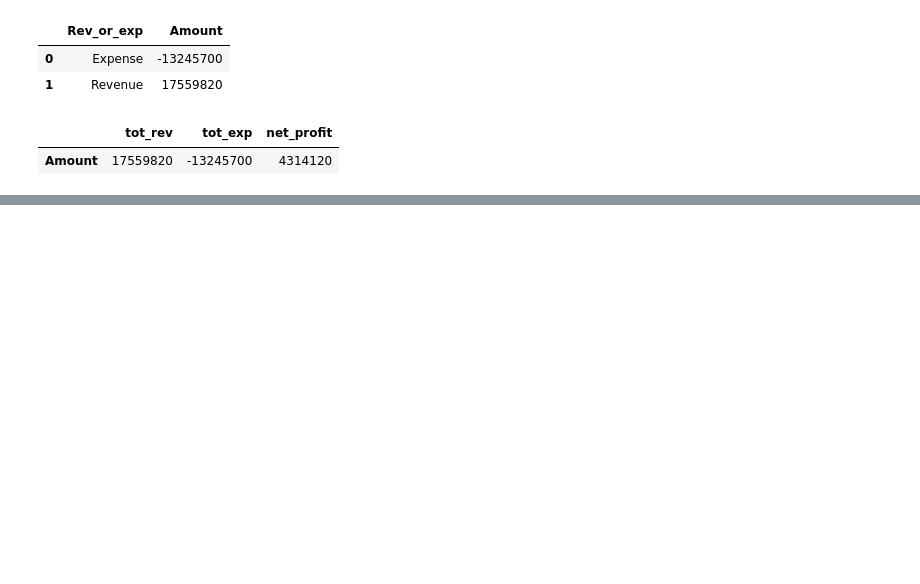
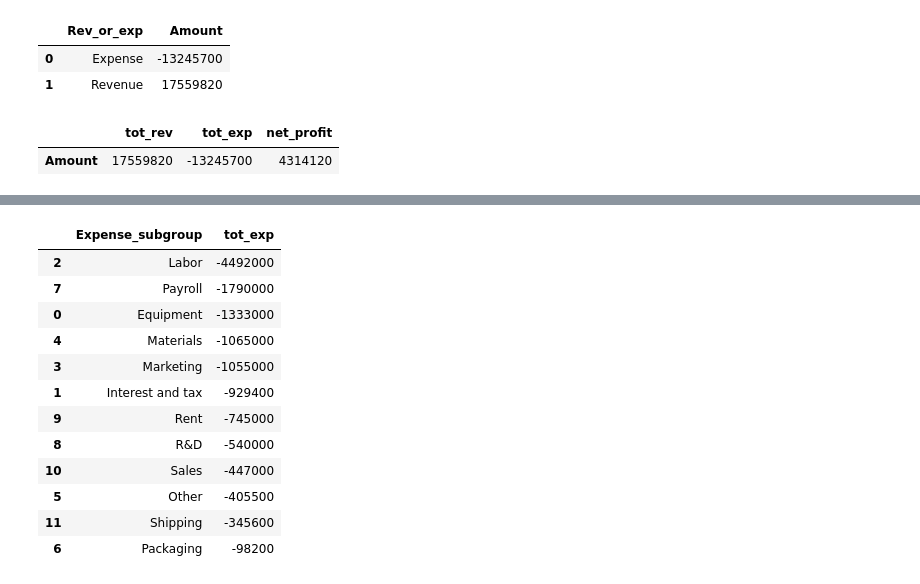
Before and after one commit to djibril968/Python_projects, a Jupyter notebook: Onyx_Financial_Analysis.ipynb, the cells around one changed output, grey strips where cells are left out. Cells and saved outputs as stored; diff of their text form; code cells hidden in the pictures; blank space fills up the shorter version.

```diff
--- a/Onyx_Financial_Analysis.ipynb
+++ b/Onyx_Financial_Analysis.ipynb
@@ -297,0 +359,17 @@ df_rev_exp
+# %%
+sub_group_tot_exp = tot_exp_data_ext.groupby('Expense_subgroup')['Amount'].sum().reset_index(name = 'tot_exp').sort_values('tot_exp', ascending = True)
+sub_group_tot_exp
+# %% [output]
+|  | Expense_subgroup | tot_exp |
+| 2 | Labor | -4492000 |
+| 7 | Payroll | -1790000 |
+| 0 | Equipment | -1333000 |
+| 4 | Materials | -1065000 |
+| 3 | Marketing | -1055000 |
+| 1 | Interest and tax | -929400 |
+| 9 | Rent | -745000 |
+| 8 | R&D | -540000 |
+| 10 | Sales | -447000 |
+| 5 | Other | -405500 |
+| 11 | Shipping | -345600 |
+| 6 | Packaging | -98200 |
```
Also changed, not shown: parts of 10 cells of this notebook.
